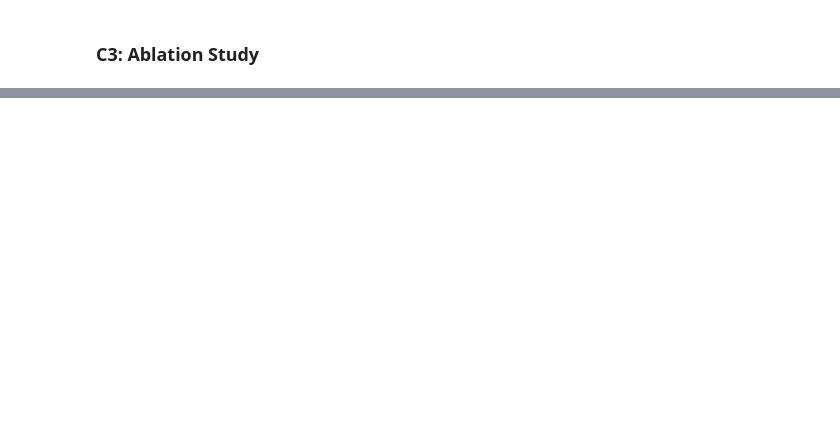
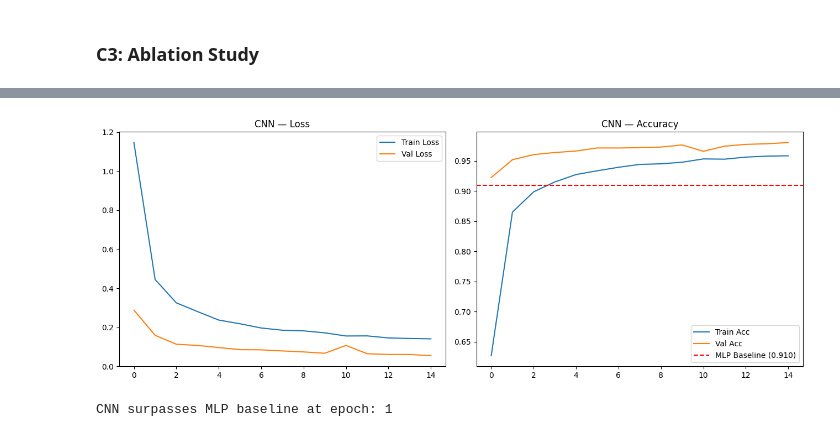
Before and after one commit to Saif1Shahzad/cardioai-heart-disease-prediction, a Jupyter notebook: notebook/i232634_DS-A_Assignment 4_Notebook.ipynb, the cells around one changed output, grey strips where cells are left out. Cells and saved outputs as stored; diff of their text form; code cells hidden in the pictures; blank space fills up the shorter version.

```diff
--- a/notebook/i232634_DS-A_Assignment 4_Notebook.ipynb
+++ b/notebook/i232634_DS-A_Assignment 4_Notebook.ipynb
@@ -1173,0 +1219,17 @@ causes vanishing gradients in deeper layers, reducing representational capacity.
+# %%
+# MLP Baseline (flattened)
+mlp_baseline = keras.Sequential([
+    layers.Input(shape=(28, 28, 1)),
+    layers.Flatten(),
+    layers.Dense(64, activation='relu'),
+    layers.Dense(10, activation='softmax')
+])
+mlp_baseline.compile(optimizer='adam', loss='categorical_crossentropy', metrics=['accuracy'])
+
+history_mlp_bl = mlp_baseline.fit(
+    X_train_cnn, y_train_oh, epochs=5, batch_size=64,
+    validation_data=(X_test_cnn, y_test_oh), verbose=1
+)
+
+_, mlp_bl_acc = mlp_baseline.evaluate(X_test_cnn, y_test_oh, verbose=0)
+print(f'\nMLP Baseline Test Accuracy: {mlp_bl_acc:.4f}')
@@ -1173,0 +1325,21 @@ causes vanishing gradients in deeper layers, reducing representational capacity.
+# %%
+fig, (ax1, ax2) = plt.subplots(1, 2, figsize=(13, 5))
+ax1.plot(history_cnn.history['loss'], label='Train Loss')
+ax1.plot(history_cnn.history['val_loss'], label='Val Loss')
+ax1.set_title('CNN — Loss'); ax1.legend()
+
+ax2.plot(history_cnn.history['accuracy'], label='Train Acc')
+ax2.plot(history_cnn.history['val_accuracy'], label='Val Acc')
+ax2.axhline(mlp_bl_acc, color='red', linestyle='--', label=f'MLP Baseline ({mlp_bl_acc:.3f})')
+ax2.set_title('CNN — Accuracy'); ax2.legend()
+
+plt.tight_layout()
+plt.show()
+
+# Epoch CNN surpasses MLP baseline
+cnn_val_accs = history_cnn.history['val_accuracy']
+surpass_epoch = next((i+1 for i, v in enumerate(cnn_val_accs) if v > mlp_bl_acc), None)
+print(f'CNN surpasses MLP baseline at epoch: {surpass_epoch}')
+# %% [output]
+[figure, added]
+CNN surpasses MLP baseline at epoch: 1
```
Also changed, not shown: parts of 26 cells of this notebook, 6 other files.
